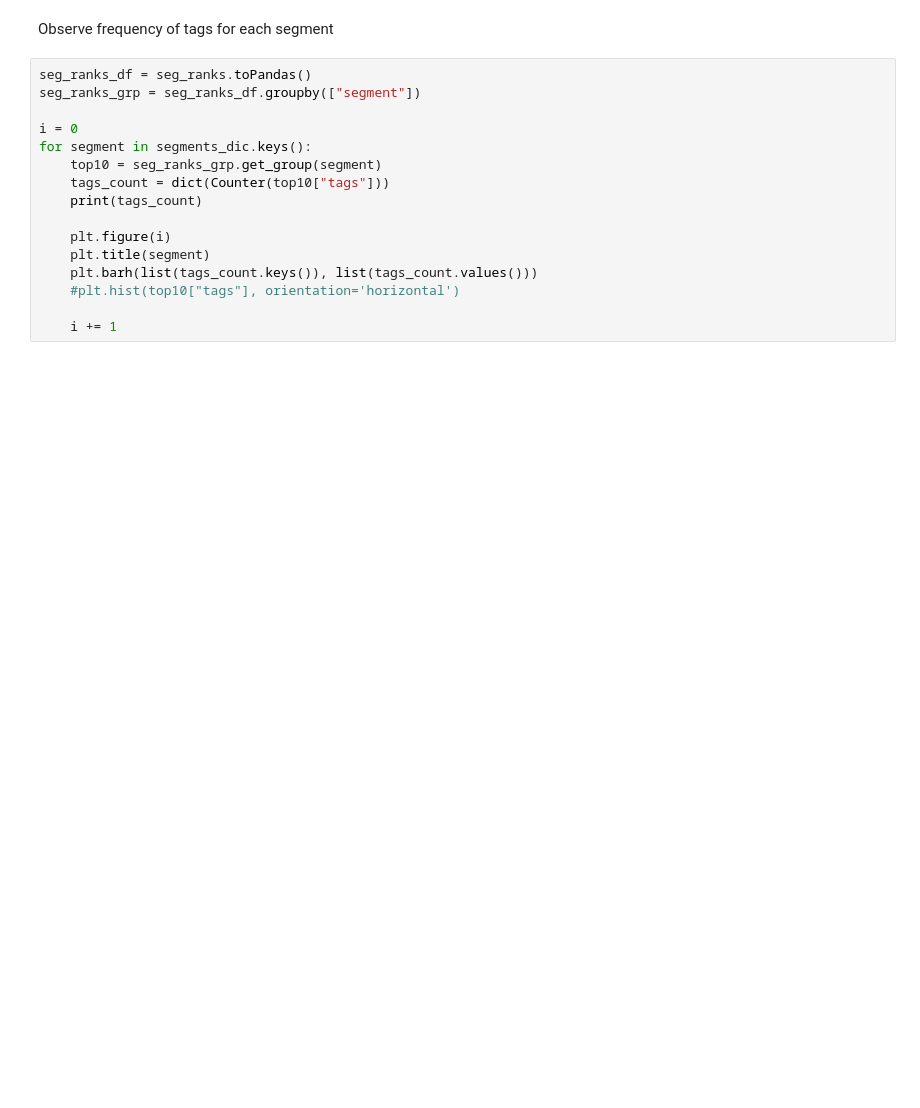
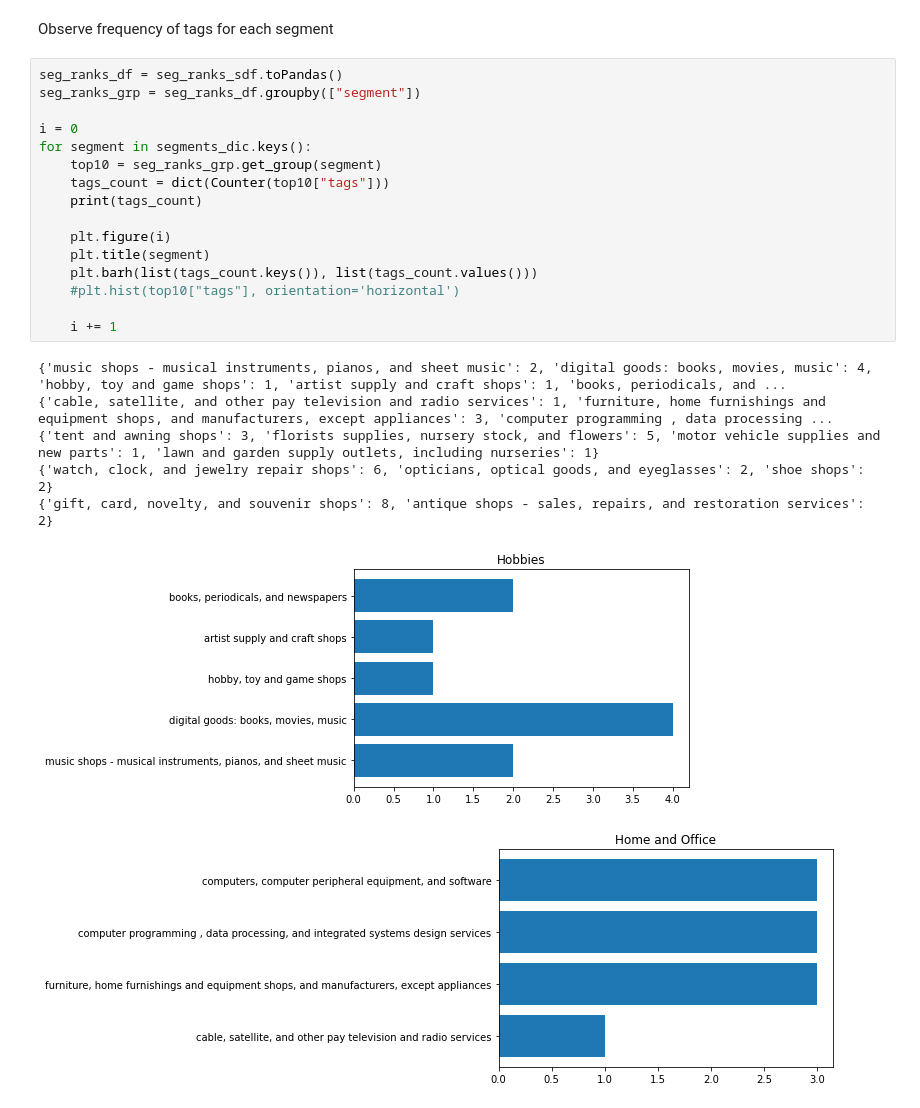
Before and after one commit to MAST30034-Applied-Data-Science/generic-buy-now-pay-later-project-group-35, a Jupyter notebook: notebooks/6-summary.ipynb, the cells around one changed output. Cells and saved outputs as stored; diff of their text form; blank space fills up the shorter version.

```diff
--- a/notebooks/6-summary.ipynb
+++ b/notebooks/6-summary.ipynb
@@ -348,18 +526,26 @@ seg_ranks_sdf
 # %% [markdown]
 Observe frequency of tags for each segment
 # %%
-seg_ranks_df = seg_ranks.toPandas()
+seg_ranks_df = seg_ranks_sdf.toPandas()
 seg_ranks_grp = seg_ranks_df.groupby(["segment"])
 
 i = 0
 for segment in segments_dic.keys():
     top10 = seg_ranks_grp.get_group(segment)
     tags_count = dict(Counter(top10["tags"]))
     print(tags_count)
 
     plt.figure(i)
     plt.title(segment)
     plt.barh(list(tags_count.keys()), list(tags_count.values()))
     #plt.hist(top10["tags"], orientation='horizontal')
 
     i += 1
+# %% [output]
+{'music shops - musical instruments, pianos, and sheet music': 2, 'digital goods: books, movies, music': 4, 'hobby, toy and game shops': 1, 'artist supply and craft shops': 1, 'books, periodicals, and ...
+{'cable, satellite, and other pay television and radio services': 1, 'furniture, home furnishings and equipment shops, and manufacturers, except appliances': 3, 'computer programming , data processing ...
+{'tent and awning shops': 3, 'florists supplies, nursery stock, and flowers': 5, 'motor vehicle supplies and new parts': 1, 'lawn and garden supply outlets, including nurseries': 1}
+{'watch, clock, and jewelry repair shops': 6, 'opticians, optical goods, and eyeglasses': 2, 'shoe shops': 2}
+{'gift, card, novelty, and souvenir shops': 8, 'antique shops - sales, repairs, and restoration services': 2}
+[figure, added]
+[figure, added]
```
Also changed, not shown: parts of 26 cells of this notebook.
